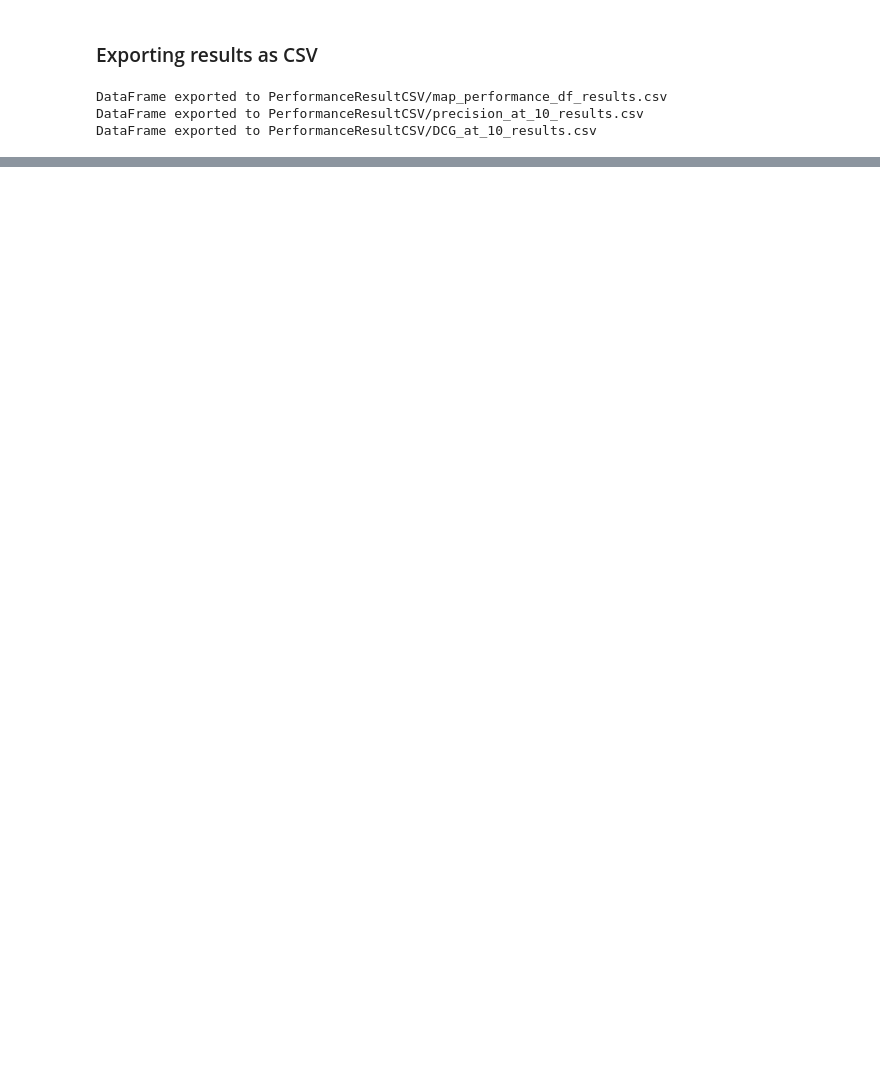
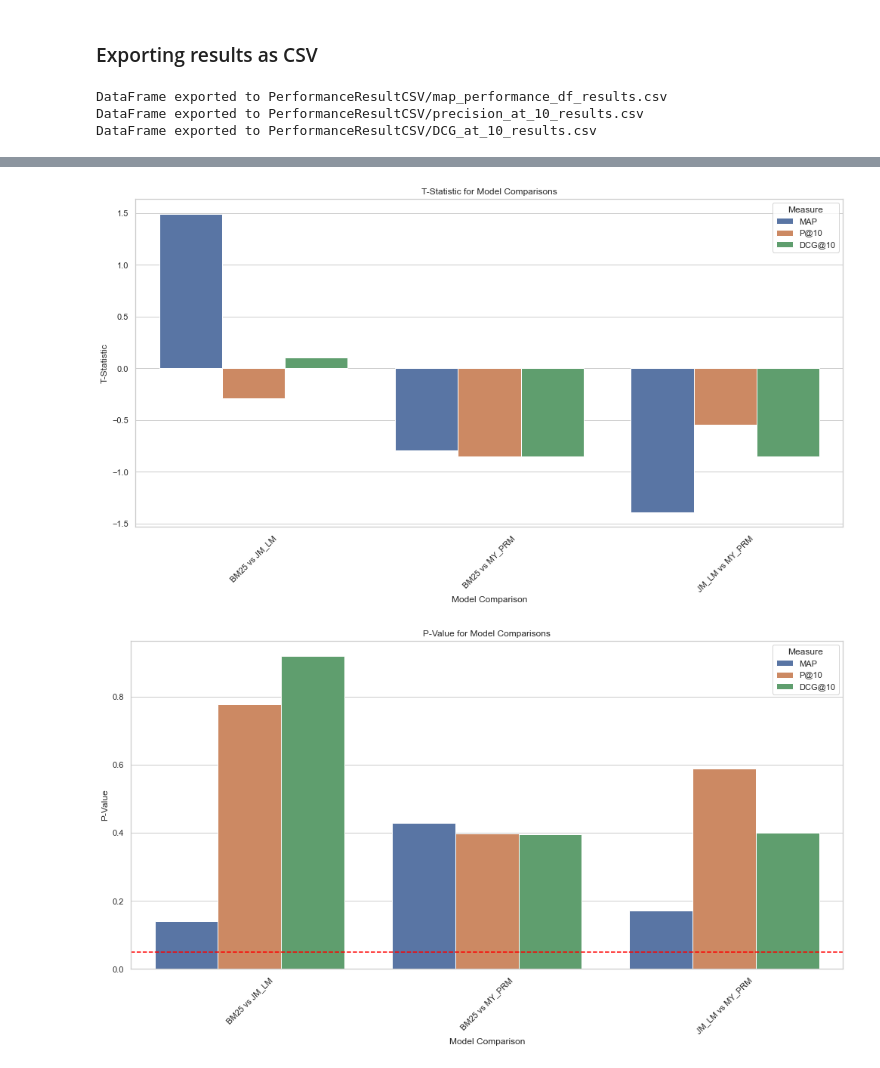
Before and after one commit to Sam120900/IFN647-Assignment-2, a Jupyter notebook: eval.ipynb, the cells around one changed output, grey strips where cells are left out. Cells and saved outputs as stored; diff of their text form; code cells hidden in the pictures; blank space fills up the shorter version.

Commit message:
add: ttest

```diff
--- a/eval.ipynb
+++ b/eval.ipynb
@@ -16,8 +16,8 @@
 For Query R101 with benchmark 'Dataset101' and result with BM25 Model for Query 1
 # %%
 # load any eval data and model result to test evaluation
-query_benchmark_101_file_path = 'EvaluationBenchmark/Dataset109.txt'
-bm25model_r101_result ='RankingOutputs/BM25_R109Ranking.dat'
+query_benchmark_101_file_path = 'EvaluationBenchmark/Dataset107.txt'
+bm25model_r101_result ='RankingOutputs/BM25_R107Ranking.dat'
 # %%
 if __name__ == "__main__":
 
@@ -493,10 +493,7 @@ print(precision_at_10_df)
 # %% [markdown]
 ### DCG, p=10
 # %%
-import os
-import pandas as pd
 import math
-
 def load_benchmark(benchmark_file):
     """
     Loads benchmark data from the given file.
@@ -621,9 +618,9 @@ query_range = range(101, 151)  # Adjust range as needed
 benchmark_folder = "EvaluationBenchmark"
 top_10_results_folder = "Top10Results"
 models = {
-    "BM25": "My Code/RankingOutputs-New/BM25_R{query_id}Ranking.dat",
-    "JM_LM": "My Code/RankingOutputs-New/JM_LM_R{query_id}Ranking.dat",
-    "MY_PRM": "Output_Task_3_latest_30_May_arvo/My_PRM_R{query_id}Ranking.dat"
+    "BM25": "RankingOutputs/BM25_R{query_id}Ranking.dat",
+    "JM_LM": "RankingOutputs/JM_LM_R{query_id}Ranking.dat",
+    "MY_PRM": "RankingOutputs/My_PRM_R{query_id}Ranking.dat"
 }
 
 # Create DCG@10 Table
@@ -895,0 +1133,32 @@ DataFrame exported to performance_results.csv
+# %%
+import matplotlib.pyplot as plt
+import seaborn as sns
+
+# Set the style for the plots
+sns.set(style="whitegrid")
+
+# Plot for T-Statistic
+plt.figure(figsize=(14, 8))
+sns.barplot(x='Comparison', y='T-Statistic', hue='Measure', data=ttest_results_df)
+plt.title('T-Statistic for Model Comparisons')
+plt.xlabel('Model Comparison')
+plt.ylabel('T-Statistic')
+plt.legend(title='Measure')
+plt.xticks(rotation=45)
+plt.tight_layout()
+plt.show()
+
+# Plot for P-Value
+plt.figure(figsize=(14, 8))
+sns.barplot(x='Comparison', y='P-Value', hue='Measure', data=ttest_results_df)
+plt.title('P-Value for Model Comparisons')
+plt.xlabel('Model Comparison')
+plt.ylabel('P-Value')
+plt.legend(title='Measure')
+plt.xticks(rotation=45)
+plt.axhline(0.05, color='red', linestyle='--', label='Significance Threshold (0.05)')
+plt.tight_layout()
+plt.show()
+# %% [output]
+[figure, added]
+[figure, added]
```
Also changed, not shown: parts of 12 cells of this notebook.
